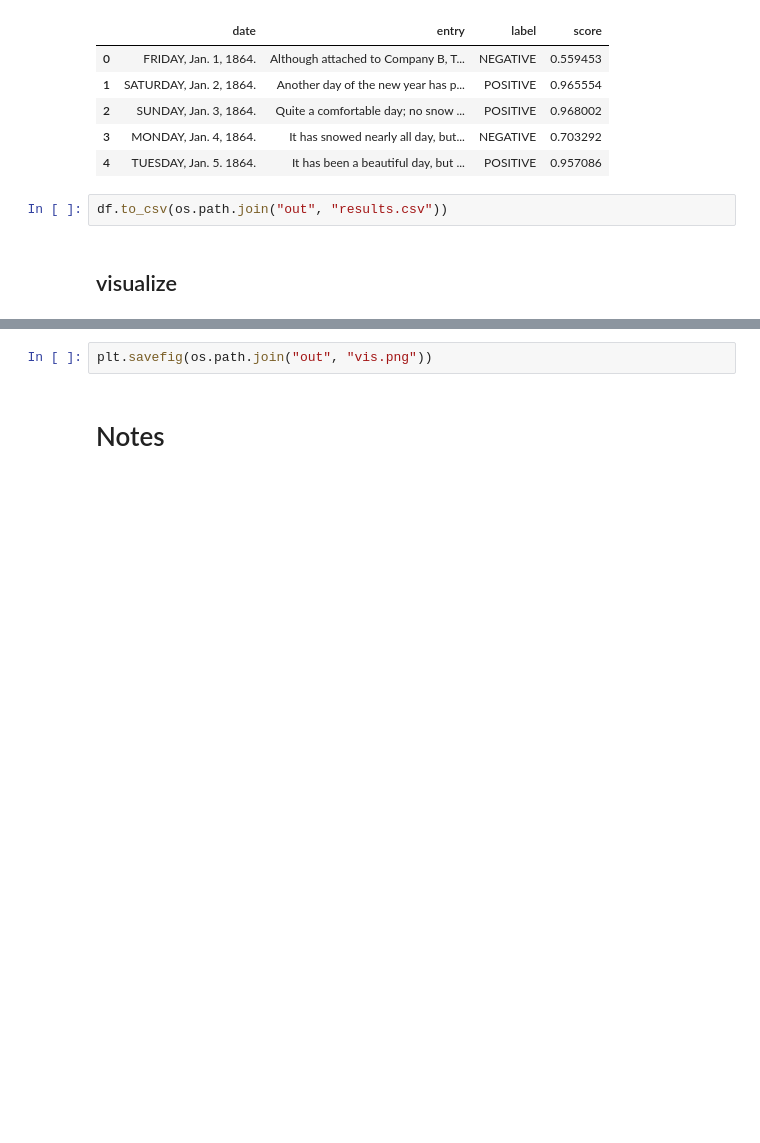
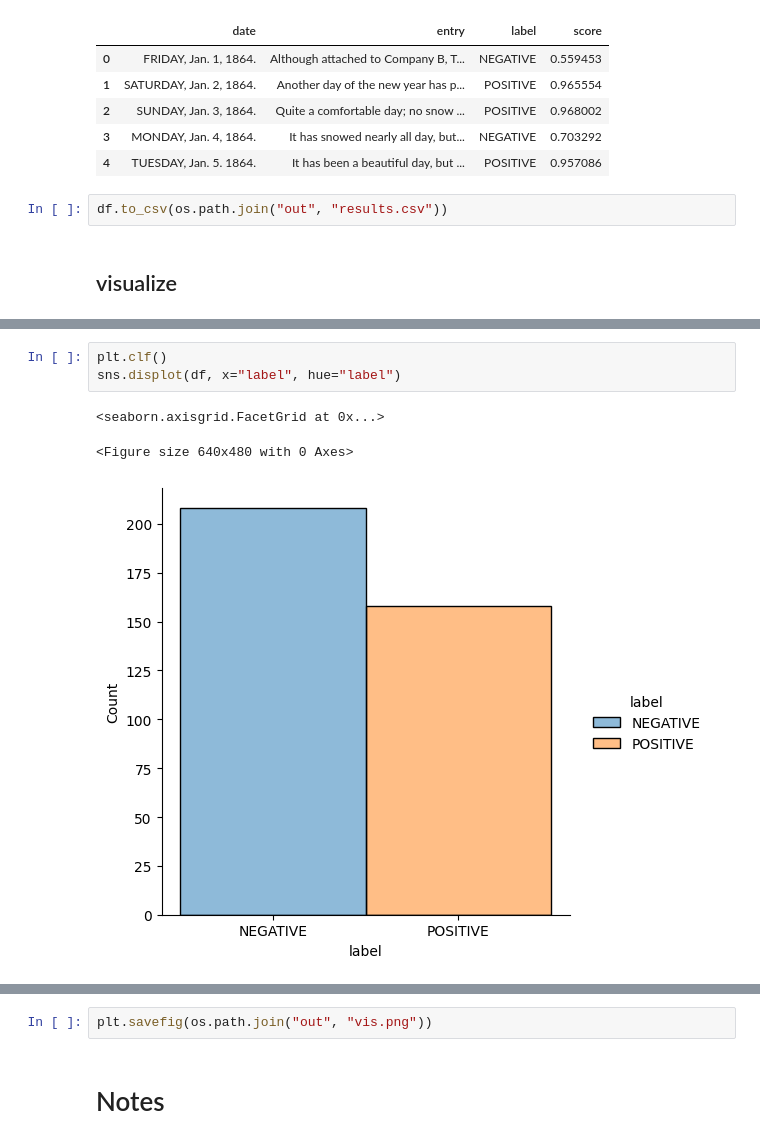
Before and after one commit to Ferrari-7/sentiment-in-the-recollections-of-a-soldier, a Jupyter notebook: notes.ipynb, the cells around one changed output, grey strips where cells are left out. Cells and saved outputs as stored; diff of their text form; blank space fills up the shorter version.

```diff
--- a/notes.ipynb
+++ b/notes.ipynb
@@ -299,0 +320,7 @@ sns.catplot(data = df,
+# %%
+plt.clf()
+sns.displot(df, x="label", hue="label")
+# %% [output]
+<seaborn.axisgrid.FacetGrid at 0x...>
+<Figure size 640x480 with 0 Axes>
+[figure, added]
```
Also changed, not shown: parts of 7 cells of this notebook.
